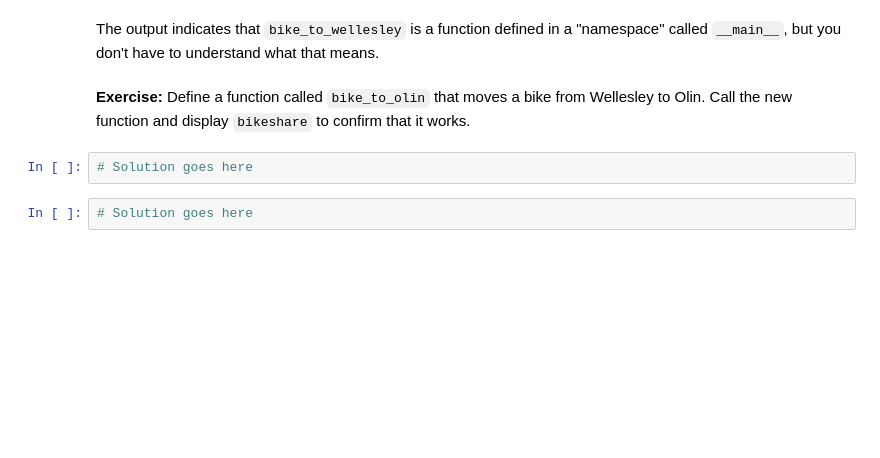
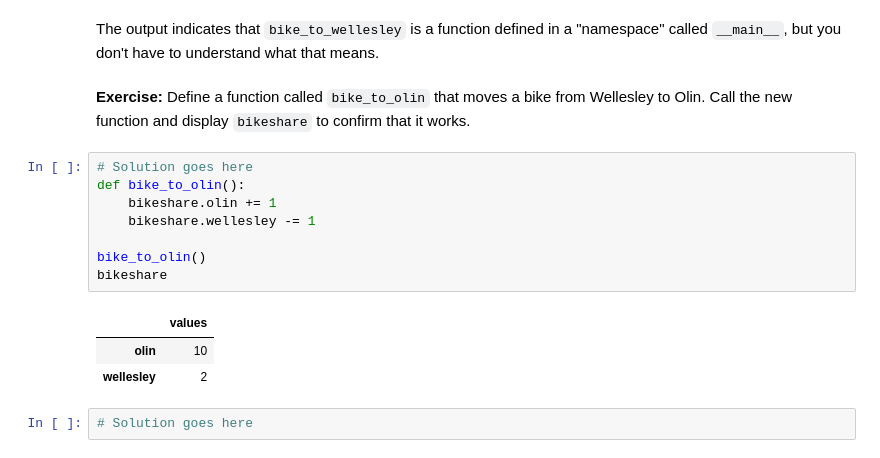
Before and after one commit to OwenZzzzOrganization/ModSimPy, a Jupyter notebook: notebooks/chap02.ipynb, the cells around one changed output. Cells and saved outputs as stored; diff of their text form; blank space fills up the shorter version.

```diff
--- a/notebooks/chap02.ipynb
+++ b/notebooks/chap02.ipynb
@@ -85,8 +107,18 @@ bike_to_wellesley
 The output indicates that `bike_to_wellesley` is a function defined in a "namespace" called `__main__`, but you don't have to understand what that means.
 # %% [markdown]
 **Exercise:** Define a function called `bike_to_olin` that moves a bike from Wellesley to Olin.  Call the new function and display `bikeshare`  to confirm that it works.
-# %%
-# Solution goes here
+# %%
+# Solution goes here
+def bike_to_olin():
+    bikeshare.olin += 1
+    bikeshare.wellesley -= 1
+
+bike_to_olin()
+bikeshare
+# %% [output]
+|  | values |
+| olin | 10 |
+| wellesley | 2 |
 # %%
 # Solution goes here
 # %% [markdown]
```
Also changed, not shown: parts of 36 cells of this notebook, 1 other file.
